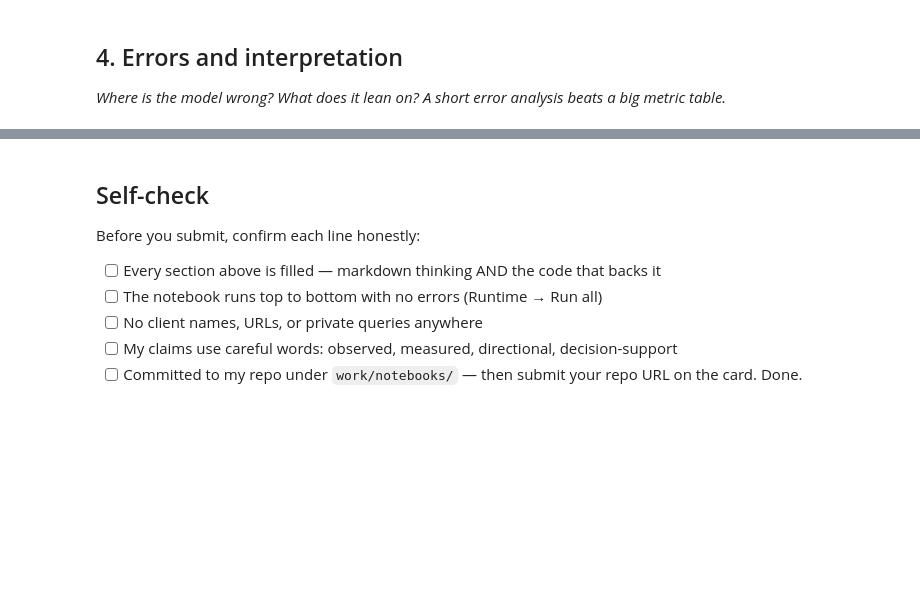
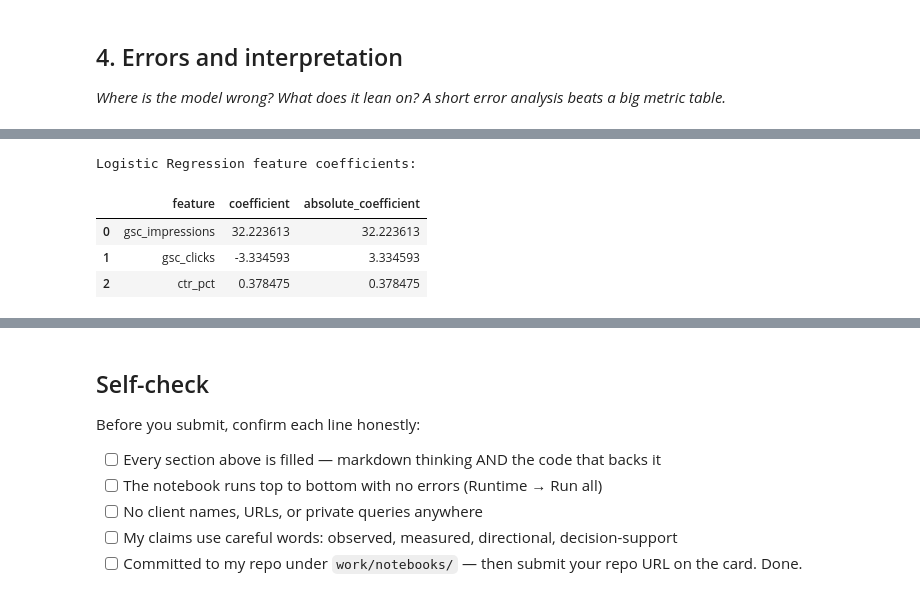
Before and after one commit to mukeshboolani786/flyrank-internship-ml, a Jupyter notebook: work/notebooks/w05_model.ipynb, the cells around one changed output, grey strips where cells are left out. Cells and saved outputs as stored; diff of their text form; code cells hidden in the pictures; blank space fills up the shorter version.

```diff
--- a/work/notebooks/w05_model.ipynb
+++ b/work/notebooks/w05_model.ipynb
@@ -36,0 +339,26 @@ This skeleton is yours to fill. Work the sections **in order** — each one has
+# %%
+# Extract the learned Logistic Regression coefficients.
+logistic_model = model.named_steps["logistic_regression"]
+
+coefficients = pd.DataFrame({
+    "feature": feature_columns,
+    "coefficient": logistic_model.coef_[0]
+})
+
+coefficients["absolute_coefficient"] = (
+    coefficients["coefficient"].abs()
+)
+
+coefficients = coefficients.sort_values(
+    "absolute_coefficient",
+    ascending=False
+)
+
+print("Logistic Regression feature coefficients:")
+display(coefficients)
+# %% [output]
+Logistic Regression feature coefficients:
+|  | feature | coefficient | absolute_coefficient |
+| 0 | gsc_impressions | 32.223613 | 32.223613 |
+| 1 | gsc_clicks | -3.334593 | 3.334593 |
+| 2 | ctr_pct | 0.378475 | 0.378475 |
```
Also changed, not shown: parts of 17 cells of this notebook.
